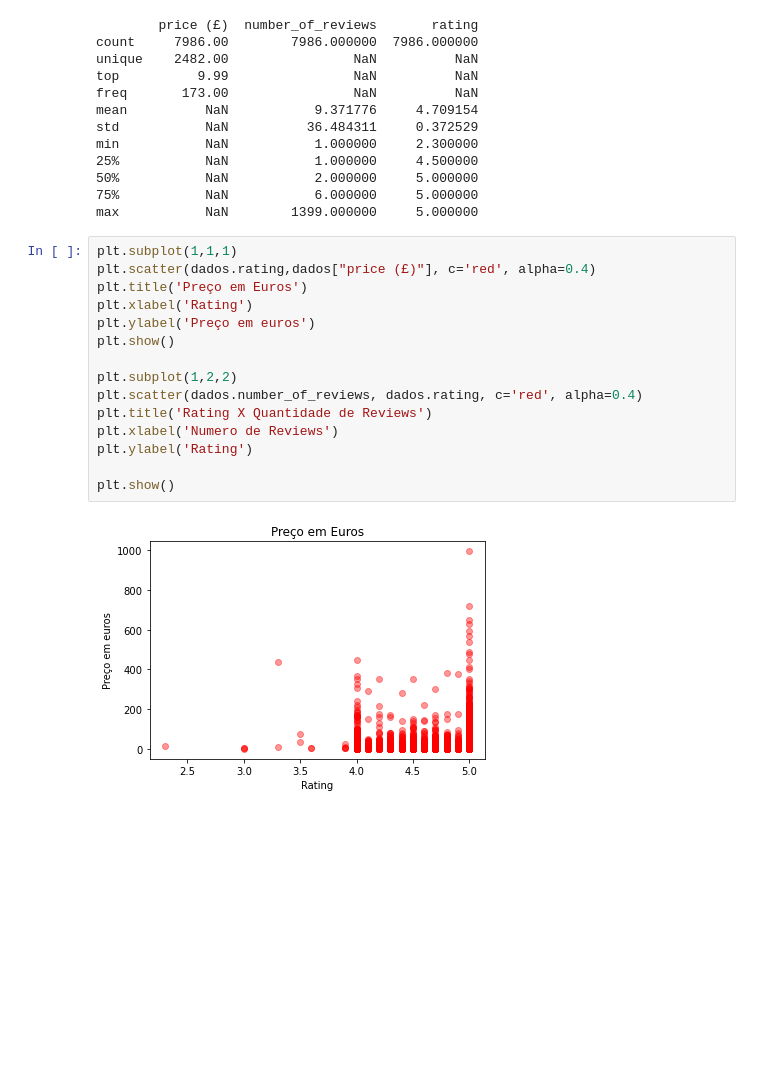
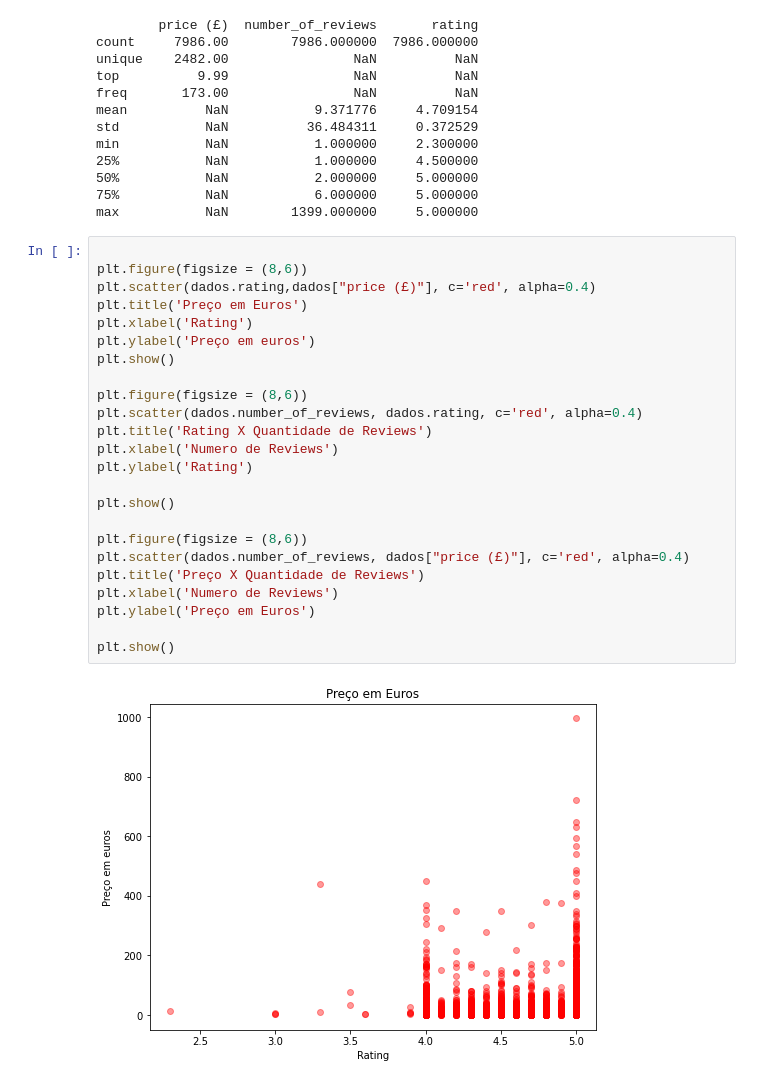
Before and after one commit to betomansur/projeto-2, a Jupyter notebook: Principal.ipynb, the cells around one changed output. Drawn from its saved outputs; the diff is of its cells as text; blank space fills up the shorter version.

```diff
--- a/Principal.ipynb
+++ b/Principal.ipynb
@@ -68,19 +68,28 @@ min           NaN           1.000000     2.300000
 75%           NaN           6.000000     5.000000
 max           NaN        1399.000000     5.000000
 # %%
-plt.subplot(1,1,1)
+
+plt.figure(figsize = (8,6))
 plt.scatter(dados.rating,dados["price (£)"], c='red', alpha=0.4)
 plt.title('Preço em Euros')
 plt.xlabel('Rating')
 plt.ylabel('Preço em euros')
 plt.show()
 
-plt.subplot(1,2,2)
+plt.figure(figsize = (8,6))
 plt.scatter(dados.number_of_reviews, dados.rating, c='red', alpha=0.4)
 plt.title('Rating X Quantidade de Reviews')
 plt.xlabel('Numero de Reviews')
 plt.ylabel('Rating')
 
 plt.show()
+
+plt.figure(figsize = (8,6))
+plt.scatter(dados.number_of_reviews, dados["price (£)"], c='red', alpha=0.4)
+plt.title('Preço X Quantidade de Reviews')
+plt.xlabel('Numero de Reviews')
+plt.ylabel('Preço em Euros')
+
+plt.show()
 # %% [output]
-[figure, old version]
+[figure, new version]
```
Also changed, not shown: parts of 1 cell of this notebook.
